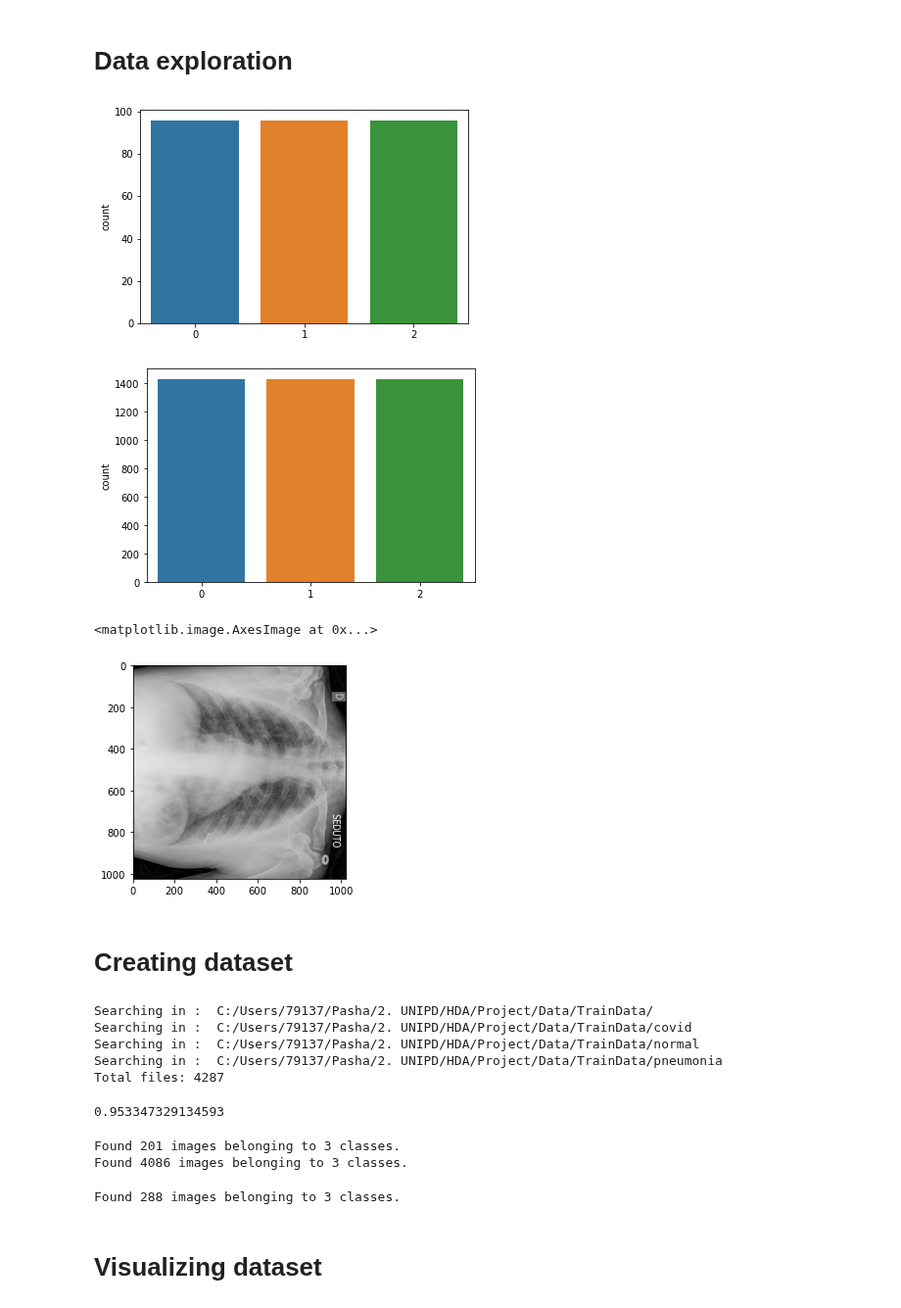
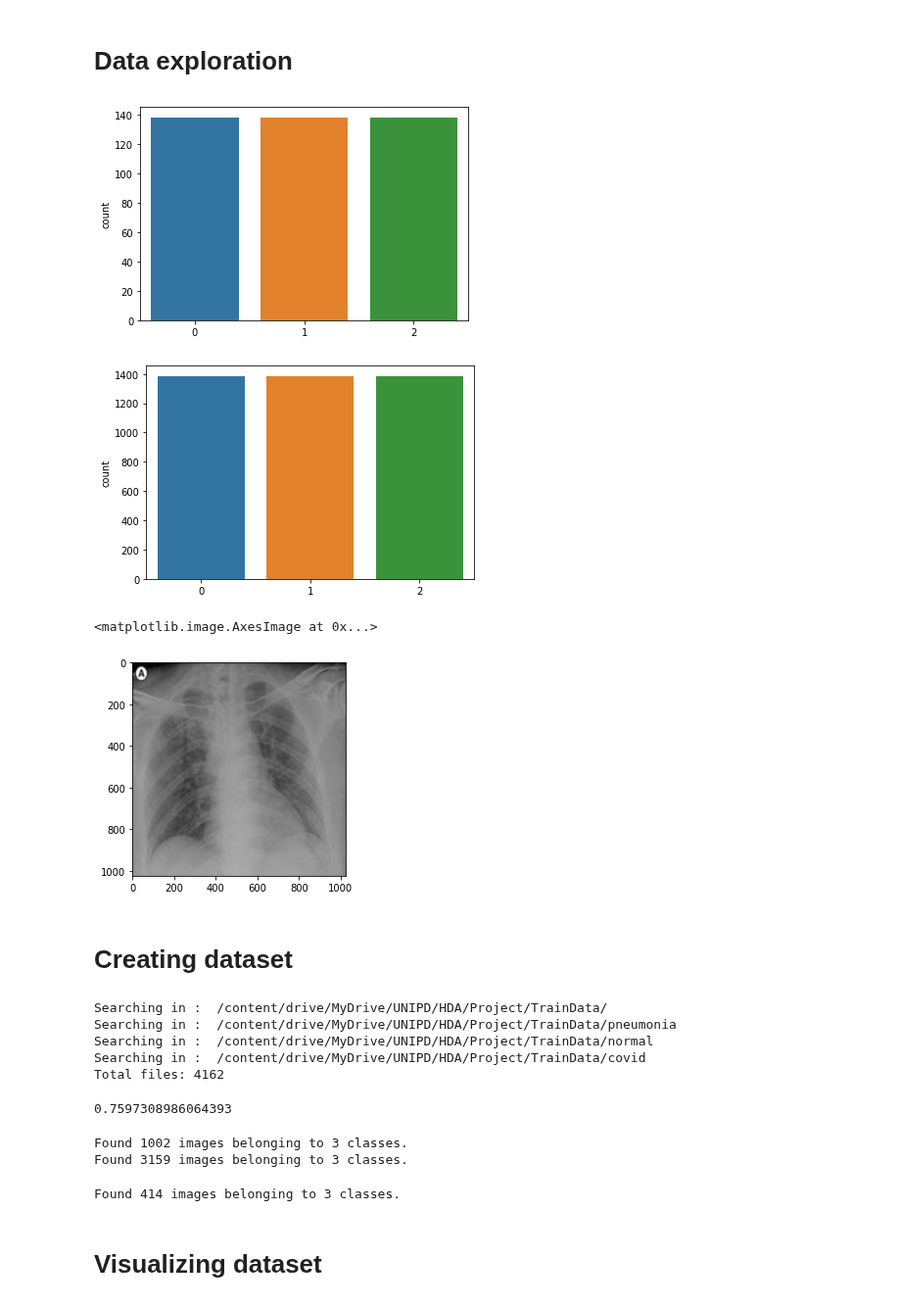
Before and after one commit to PashaIanko/Covid19Classifier, a Jupyter notebook: main.ipynb, the cells around one changed output. Shown at 98% size. Saved outputs shown, nothing was run; the diff lists cells and outputs as text; code cells hidden in the pictures.

Commit message:
used gpu, changed strategy

```diff
--- a/main.ipynb
+++ b/main.ipynb
@@ -5,3 +3,15 @@ env = 'pc'  # 'colab'
+# %%
+env = 'colab' # 'pc'  # 'colab'
+
+using_gpu = True
+
+strategy = \
+    'semi-full' #'check' # check - quick check if works OK. 'semi-full' - with train SUBSET and validation data on training, 'full' - full set training
+    # 'semi-full' - use SUBSET of train + monitor validation data on training
+    # 'full' - use full train and validation sets
+    # 'check' - use train subset + no monitoring of validation during train
+
+training_N = 1000  # How many images to train on (for 'check' and 'semi-full' strategy)
 # %%
 %%capture
 def download_files(url_dict):
@@ -147,17 +165,17 @@ X_test, Y_test = getXY(
 # %%
 _ = sns.countplot(Y_test)
 # %% [output]
-[figure, old version]
+[figure, new version]
 # %%
 _ = sns.countplot(Y_train_val)
 # %% [output]
-[figure, old version]
+[figure, new version]
 # %%
-im = load_image(X_train_val[70])
+im = load_image(X_train_val[8])
 plt.imshow(im.astype('uint8'))
 # %% [output]
 <matplotlib.image.AxesImage at 0x...>
-[figure, old version]
+[figure, new version]
 # %% [markdown]
 # Creating dataset
 # %%
@@ -172,24 +190,24 @@ def calc_necessary_split(desired_N, directory):
     return 1 - desired_N / total_files
 
 # We want to use only little data in the beginning, to check if the code works fine
-initial_N = 200
+
 dummy_split = calc_necessary_split(
-    initial_N,
+    training_N,
     directory = DataProps.train_data_path
 )
 dummy_split
 # %% [output]
-Searching in :  C:/Users/79137/Pasha/2. UNIPD/HDA/Project/Data/TrainData/
-Searching in :  C:/Users/79137/Pasha/2. UNIPD/HDA/Project/Data/TrainData/covid
-Searching in :  C:/Users/79137/Pasha/2. UNIPD/HDA/Project/Data/TrainData/normal
-Searching in :  C:/Users/79137/Pasha/2. UNIPD/HDA/Project/Data/TrainData/pneumonia
-Total files: 4287
+Searching in :  /content/drive/MyDrive/UNIPD/HDA/Project/TrainData/
+Searching in :  /content/drive/MyDrive/UNIPD/HDA/Project/TrainData/pneumonia
+Searching in :  /content/drive/MyDrive/UNIPD/HDA/Project/TrainData/normal
+Searching in :  /content/drive/MyDrive/UNIPD/HDA/Project/TrainData/covid
+Total files: 4162
-0.953347329134593
+0.7597308986064393
 # %%
 split = None
-if DataProperties.strategy == 'check':
+if strategy == 'check' or strategy == 'semi-full':
     split = dummy_split
-elif DataProperties.strategy == 'normal':
+elif strategy == 'full':
     split = DatasetParameters.validation_split
 
 train_generator = ImageDataGenerator(
@@ -225,8 +243,8 @@ val_flow = train_generator.flow_from_directory(
     seed = DatasetParameters.seed
 )
 # %% [output]
-Found 201 images belonging to 3 classes.
-Found 4086 images belonging to 3 classes.
+Found 1002 images belonging to 3 classes.
+Found 3159 images belonging to 3 classes.
 # %%
 test_generator = ImageDataGenerator(
     preprocessing_function = Preprocessing.normalize,
@@ -244,7 +262,7 @@ test_flow = test_generator.flow_from_directory(
     batch_size = 1
 )
 # %% [output]
-Found 288 images belonging to 3 classes.
+Found 414 images belonging to 3 classes.
 # %%
 assert train_flow.class_indices == test_flow.class_indices
 assert train_flow.class_indices == val_flow.class_indices
```
Also changed, not shown: parts of 6 cells of this notebook.
